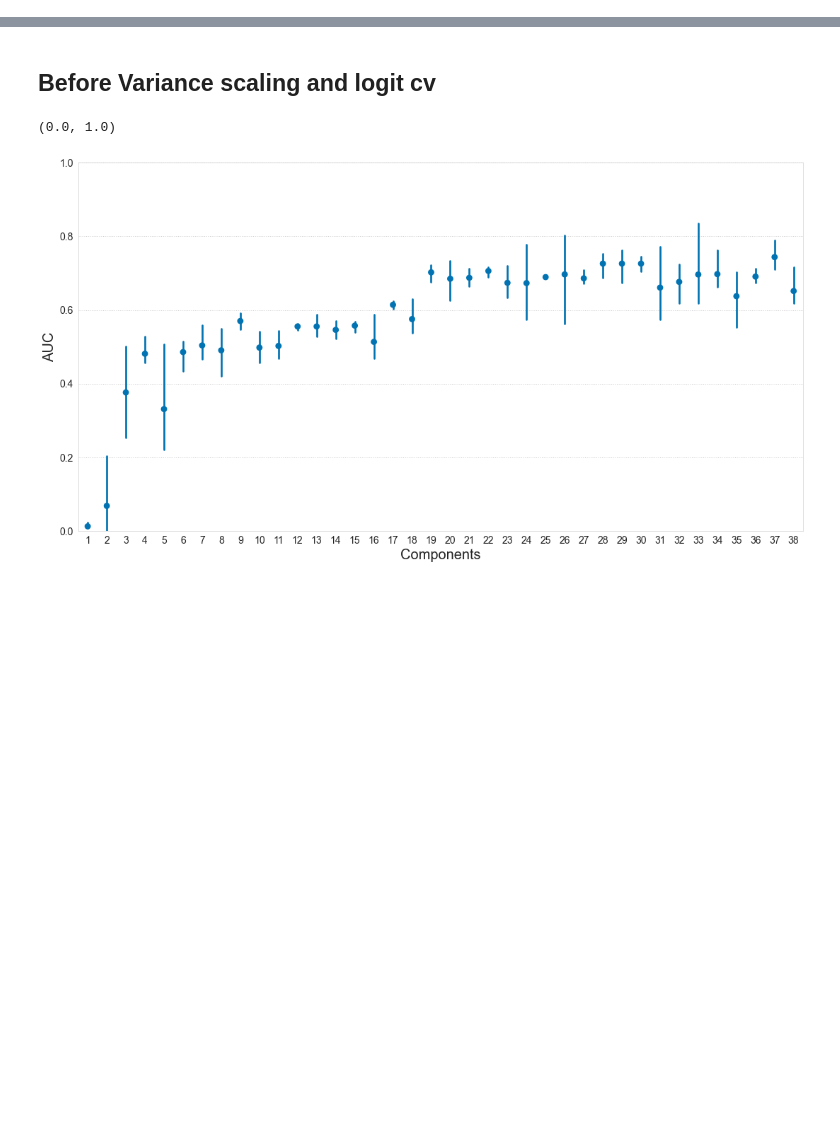
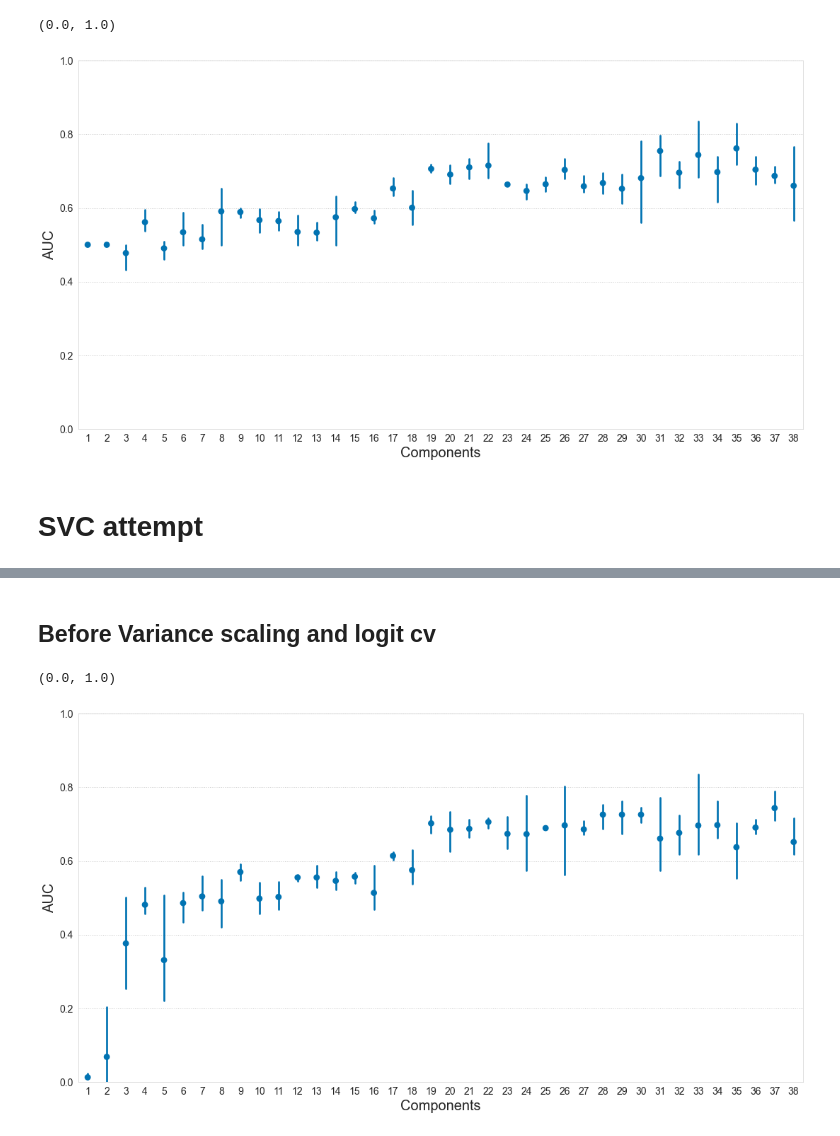
Before and after one commit to meyer-lab/tfac-ccle, a Jupyter notebook: Untitled.ipynb, the cells around one changed output, grey strips where cells are left out. Drawn from its saved outputs; the diff is of its cells as text; code cells hidden in the pictures; blank space fills up the shorter version.

```diff
--- a/Untitled.ipynb
+++ b/Untitled.ipynb
@@ -0,0 +42,34 @@
+# %%
+def find_CV_proba(patient_matrix, outcomes, random_state=None, C=1):
+    proba = cross_val_predict(LogisticRegression(penalty='l1', solver='saga', C=C, random_state=random_state, max_iter=10000, fit_intercept=False), patient_matrix, outcomes, cv=30, method="predict_proba")
+    return proba[:, 1]
+# %%
+_, statusID = get_patient_info()
+outcomes = produce_outcome_bools(statusID)
+components = 38
+patient_matrices = pickle.load( open( "parafac2tensors_newcyto.p", "rb" ) )
+patient_matrices2 = pickle.load( open( "parafac2tensors_newcyto_2.p", "rb" ) )
+patient_matrices3 = pickle.load( open( "parafac2tensors_newcyto_3.p", "rb" ) )
+all_mats = [patient_matrices, patient_matrices2, patient_matrices3]
+values_comps = []
+for components in range(1, components + 1):
+    for patient_matrices in all_mats:
+        patient_matrix = patient_matrices[components - 1][1][2]
+        reg = find_regularization(patient_matrix, outcomes)
+        proba = find_CV_proba(patient_matrix, outcomes, random_state=None, C=reg)
+        auc = roc_auc_score(outcomes, proba)
+        values_comps.append([components, auc])
+df_comp = pd.DataFrame(values_comps)
+df_comp.columns = ['Components', 'AUC']
+# %%
+ax, f = getSetup((15, 8), (1, 1))
+b = sns.pointplot(data=df_comp, x='Components', y='AUC', ax=ax[0], s=70, join=False) # blue
+b.set_xlabel("Components",fontsize=20)
+b.set_ylabel("AUC",fontsize=20)
+b.tick_params(labelsize=14)
+ax[0].set_ylim(0, 1)
+# %% [output]
+(0.0, 1.0)
+[figure, added]
+# %% [markdown]
+# SVC attempt
```
Also changed, not shown: parts of 55 cells of this notebook, 1 other file.
